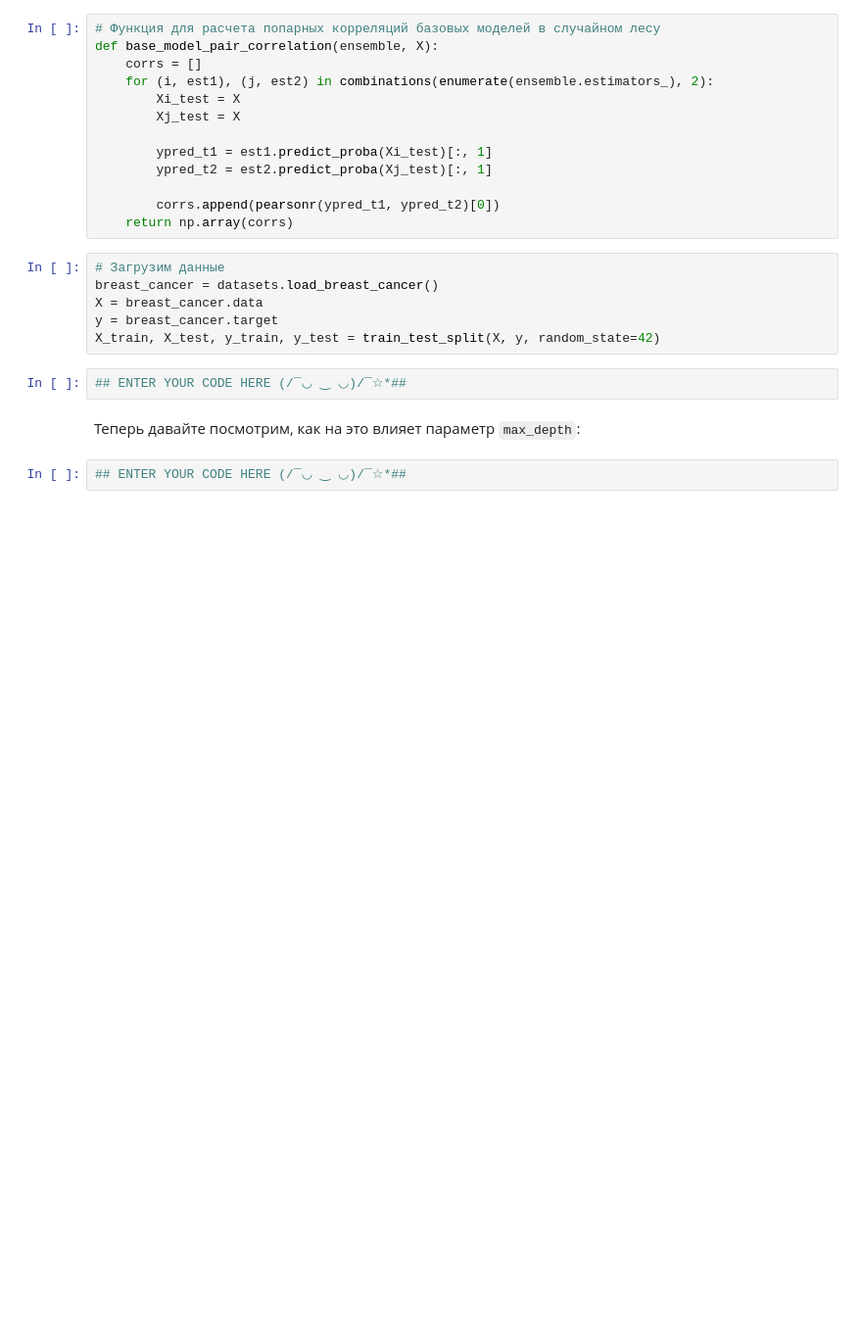
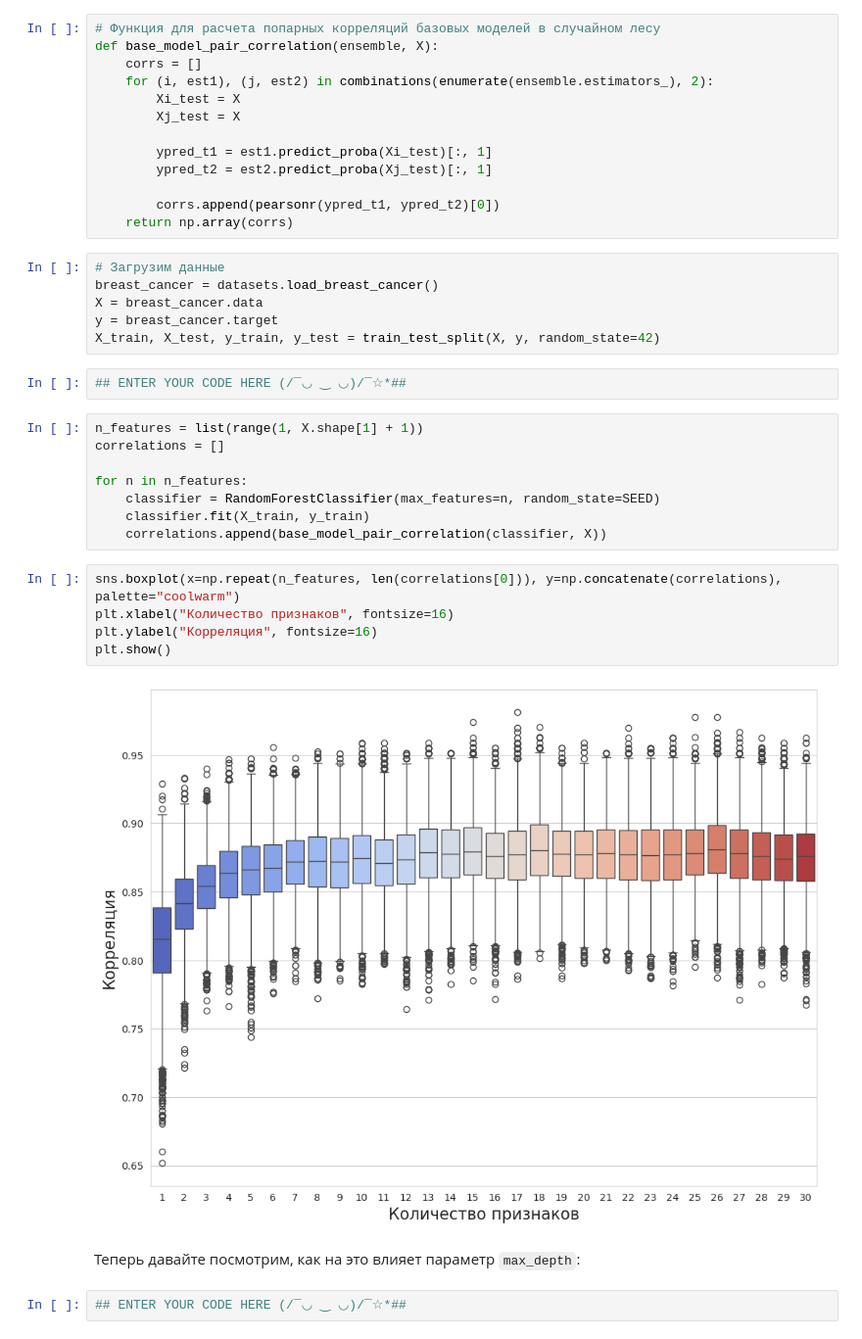
Before and after one commit to nekrasovadasha22/BI_ML_2024, a Jupyter notebook: HW5_Ensemles/Ensembles.ipynb, the cells around one changed output. Shown: that part at 98% size. Cells and saved outputs as stored; diff of their text form; blank space fills up the shorter version.

```diff
--- a/HW5_Ensemles/Ensembles.ipynb
+++ b/HW5_Ensemles/Ensembles.ipynb
@@ -282,6 +282,21 @@ y = breast_cancer.target
 X_train, X_test, y_train, y_test = train_test_split(X, y, random_state=42)
 # %%
 ## ENTER YOUR CODE HERE (/¯◡ ‿ ◡)/¯☆*##
+# %%
+n_features = list(range(1, X.shape[1] + 1))
+correlations = []
+
+for n in n_features:
+    classifier = RandomForestClassifier(max_features=n, random_state=SEED)
+    classifier.fit(X_train, y_train)
+    correlations.append(base_model_pair_correlation(classifier, X))
+# %%
+sns.boxplot(x=np.repeat(n_features, len(correlations[0])), y=np.concatenate(correlations), palette="coolwarm")
+plt.xlabel("Количество признаков", fontsize=16)
+plt.ylabel("Корреляция", fontsize=16)
+plt.show()
+# %% [output]
+[figure, added]
 # %% [markdown]
 Теперь давайте посмотрим, как на это влияет параметр `max_depth`:
 # %%
```
Also changed, not shown: parts of 7 cells of this notebook.
